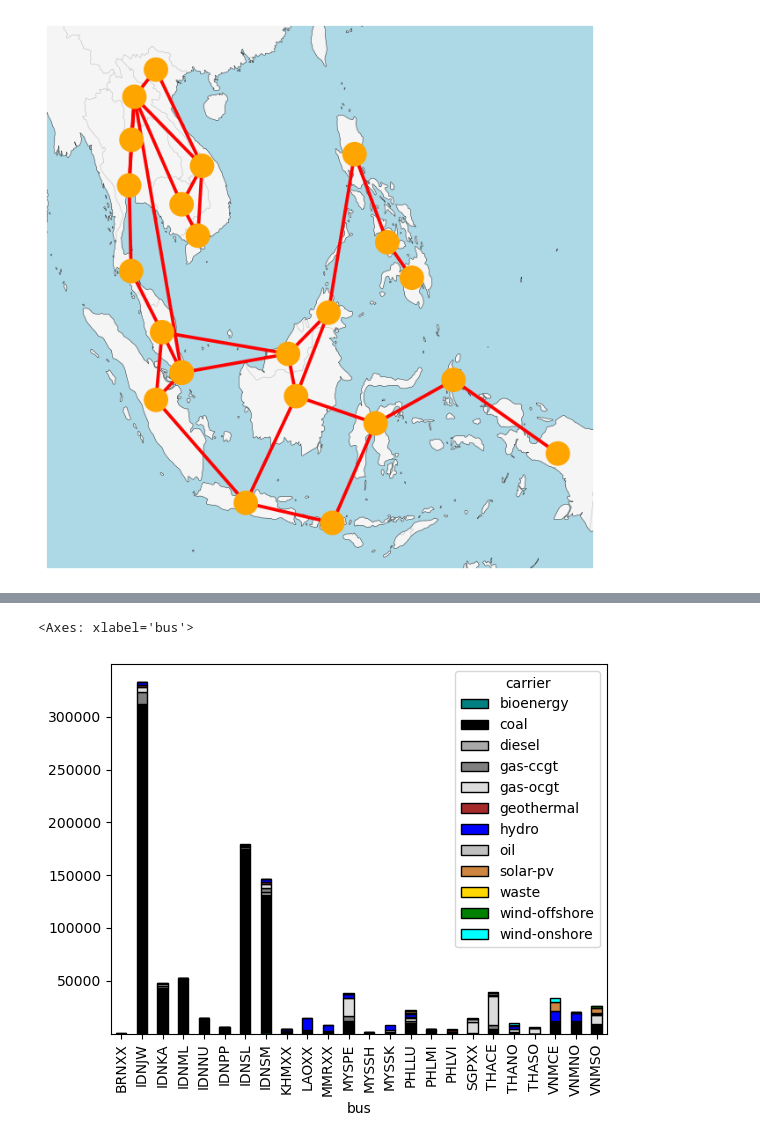
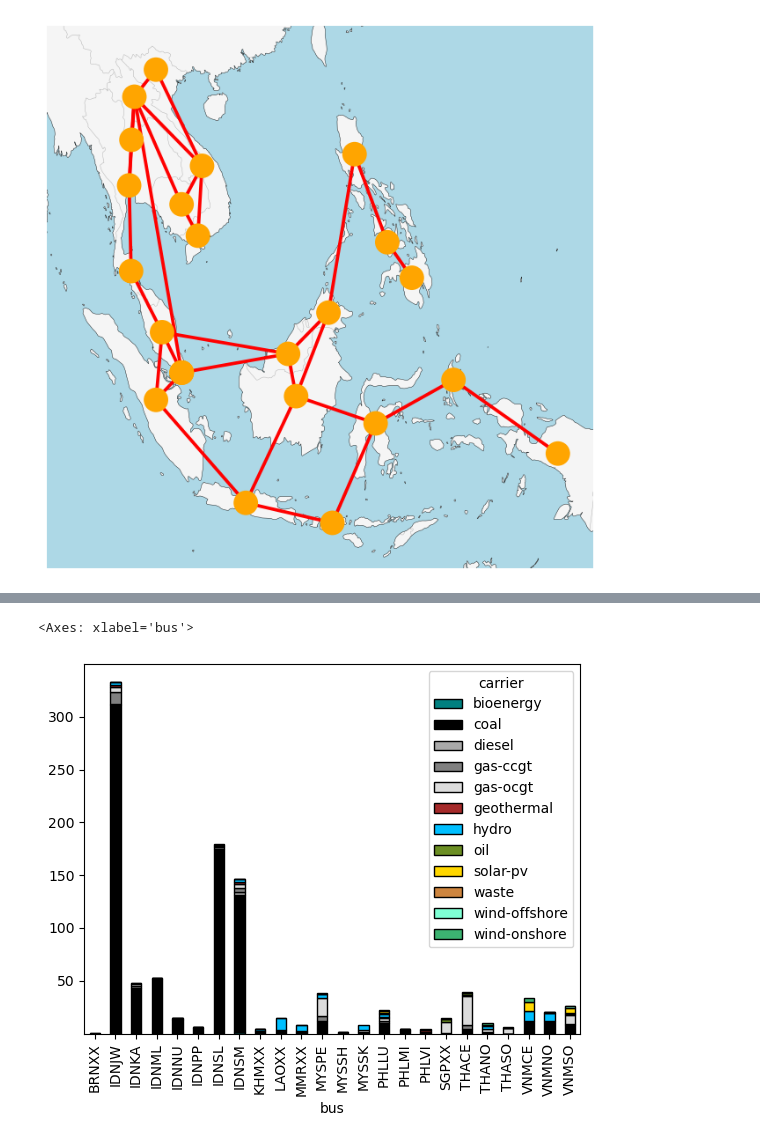
Before and after one commit to transition-zero/tza-pypsa, a Jupyter notebook: notebooks/run_asean_model.ipynb, the cells around one changed output, grey strips where cells are left out. Drawn from its saved outputs; the diff is of its cells as text; code cells hidden in the pictures.

```diff
--- a/notebooks/run_asean_model.ipynb
+++ b/notebooks/run_asean_model.ipynb
@@ -53,7 +33,7 @@ year = time_definition['year']
 snapshot = (
     pd.date_range(
         start=f'{year}-01-01 00:00:00',
-        end= f'{year}-01-31 23:00:00',
+        end= f'{year}-01-02 23:00:00',
         freq='h'
     )
 )
@@ -67,10 +47,16 @@ network.set_snapshots(snapshot)
 
 network.madd(
     "Carrier",
-    ["bioenergy", "coal", "diesel", "gas-ccgt", "gas-ocgt", "geothermal", "hydro", "oil", "solar-pv", "waste", "wind-offshore", "wind-onshore"],
+    ['bioenergy', 'gas-ccgt', 'coal', 'diesel',
+    'geothermal', 'hydro','gas-ocgt', 'oil',
+    'solar-pv', 'waste', 'wind-offshore', 'wind-onshore'],
     #co2_emissions=emissions,
-    nice_name=["bioenergy", "coal", "diesel", "gas-ccgt", "gas-ocgt", "geothermal", "hydro", "oil", "solar-pv", "waste", "wind-offshore", "wind-onshore"],
-    color=["teal", "black", "darkgrey", "grey", "gainsboro", "brown", "blue", "silver", "peru", "gold", "green", "cyan"],
+    nice_name=['bioenergy', 'gas-ccgt', 'coal', 'diesel',
+                'geothermal', 'hydro','gas-ocgt', 'oil',
+                'solar-pv', 'waste', 'wind-offshore', 'wind-onshore'],
+    color=["teal", "grey", "black", "darkgray",
+    "brown", "deepskyblue", "gainsboro", "olivedrab",
+    "gold", "peru", "aquamarine", "mediumseagreen"],
 )
 
 # ---
@@ -106,7 +92,7 @@ for technology in generators:
         network.add(
             'Generator', # PyPSA component
             bus + '-' + technology['id'], # generator name
-            type = technology['type'], # technology type (e.g., solar, gas-ccgt etc.)
+            type = technology['id'], # technology type (e.g., solar, gas-ccgt etc.)
             bus = bus, # region/bus/balancing zone
             # ---
             # unique technology parameters by bus
@@ -116,7 +102,7 @@ for technology in generators:
             marginal_cost = technology['marginal_cost'], # currency/MWh
             # ---
             # universal technology parameters
-            carrier = technology['carrier'], # commodity/carrier
+            carrier = technology['id'], # commodity/carrier
             lifetime = technology['lifetime'], # years
             efficiency = technology['efficiency'], # efficiency
             start_up_cost = technology['start_up_cost'], # currency/MW
@@ -140,5 +126,5 @@ for bus in demand_profiles.columns:
         "Load", # PyPSA component
         bus, # load name
         bus=bus, # region/bus/balancing zone
-        p_set=demand[0]['multiplier'][bus] * demand_profiles[bus].values * 1000 # demand profile
+        p_set=demand[0]['multiplier'][bus] * demand_profiles[bus].values # demand profile
     )
@@ -242,23 +215,23 @@ network.generators.groupby(by=['bus','type']).sum(numeric_only=True)[['p_nom','p
 # %%
 df = ( network
  .generators
  .groupby(['carrier','bus'])
  .sum(numeric_only=True)
  .p_nom
- #.div(1e3)
+ .div(1e3)
  .reset_index()
  .pivot_table(index='bus',columns='carrier',values='p_nom', aggfunc='sum')
 )
 
 df.plot(
     kind='bar',
     stacked=True,
     color=df.columns.map(network.carriers.color),
     edgecolor='black',
 )
 # %% [output]
 <Axes: xlabel='bus'>
-[figure, old version]
+[figure, new version]
 # %%
 network.loads_t.p_set.plot(figsize=(8, 5), ylabel="MW")
 # %% [output]
```
Also changed, not shown: parts of 13 cells of this notebook, 3 other files.
